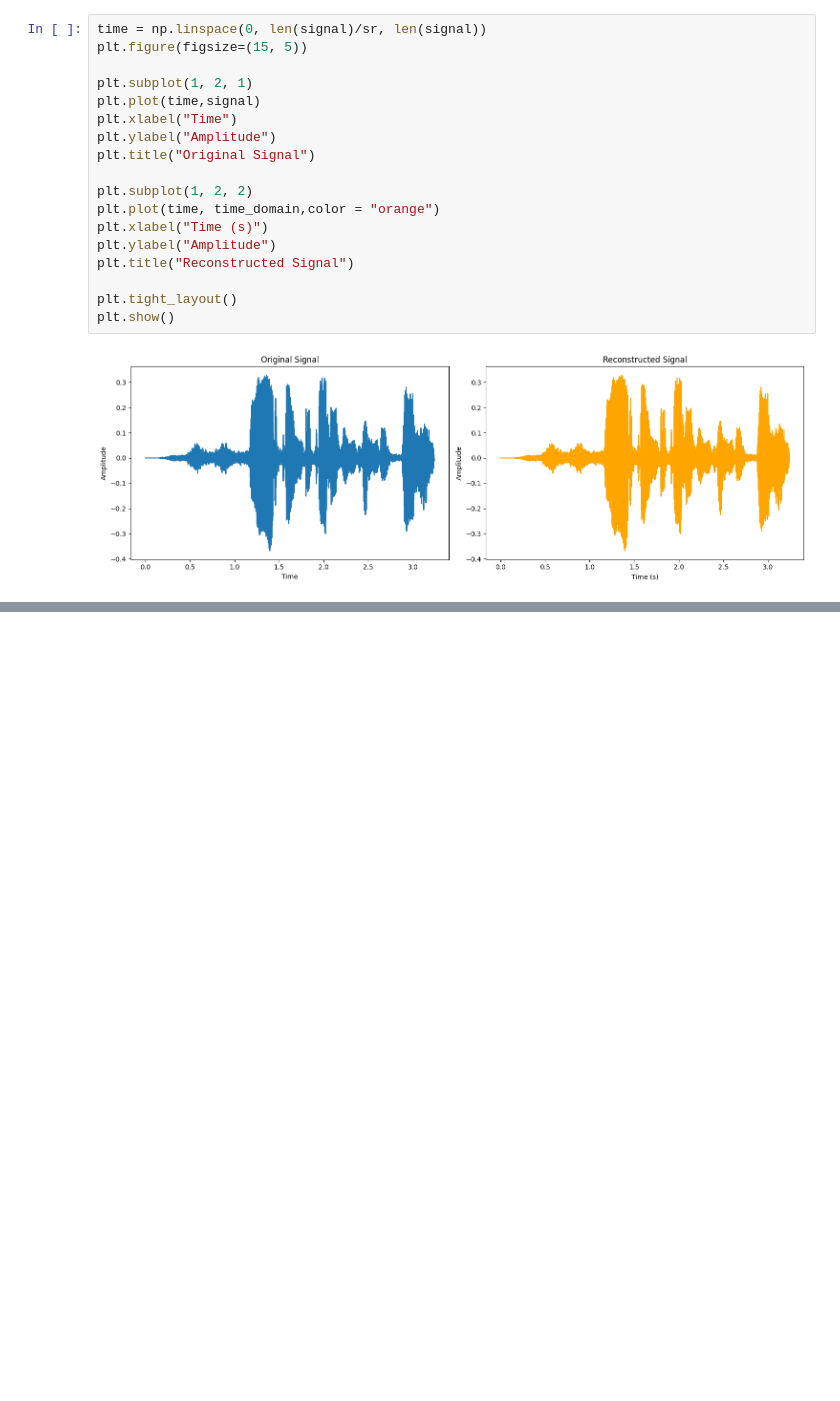
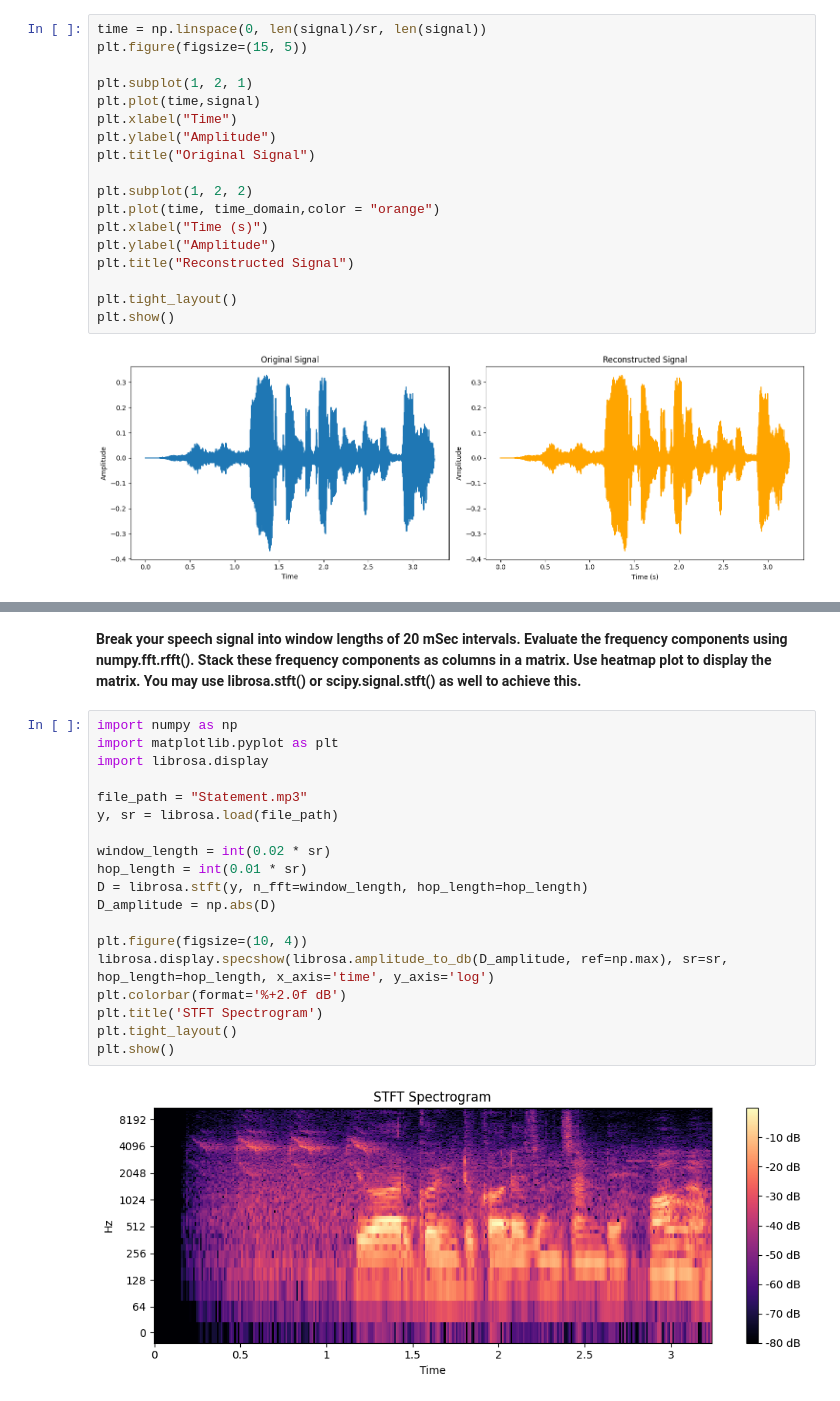
Before and after one commit to Ruchith1018/AI-in-Speech-processing, a Jupyter notebook: Lab04/21017_lab_04.ipynb, the cells around one changed output, grey strips where cells are left out. Cells and saved outputs as stored; diff of their text form; blank space fills up the shorter version.

```diff
--- a/Lab04/21017_lab_04.ipynb
+++ b/Lab04/21017_lab_04.ipynb
@@ -87,0 +133,23 @@ plt.show()
+# %% [markdown]
+**Break your speech signal into window lengths of 20 mSec intervals. Evaluate the frequency components using numpy.fft.rfft(). Stack these frequency components as columns in a matrix. Use heatmap plot to display the matrix. You may use librosa.stft() or scipy.signal.stft() as well to achieve this.**
+# %%
+import numpy as np
+import matplotlib.pyplot as plt
+import librosa.display
+
+file_path = "Statement.mp3"
+y, sr = librosa.load(file_path)
+
+window_length = int(0.02 * sr)
+hop_length = int(0.01 * sr)
+D = librosa.stft(y, n_fft=window_length, hop_length=hop_length)
+D_amplitude = np.abs(D)
+
+plt.figure(figsize=(10, 4))
+librosa.display.specshow(librosa.amplitude_to_db(D_amplitude, ref=np.max), sr=sr, hop_length=hop_length, x_axis='time', y_axis='log')
+plt.colorbar(format='%+2.0f dB')
+plt.title('STFT Spectrogram')
+plt.tight_layout()
+plt.show()
+# %% [output]
+[figure, added]
```
Also changed, not shown: parts of 7 cells of this notebook.
